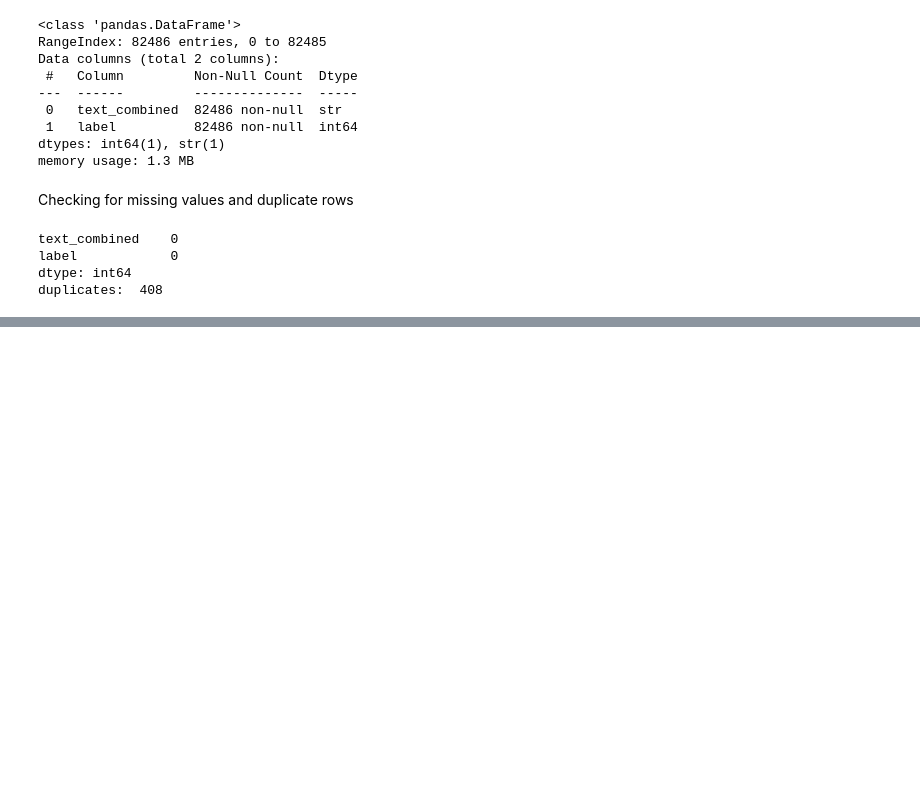
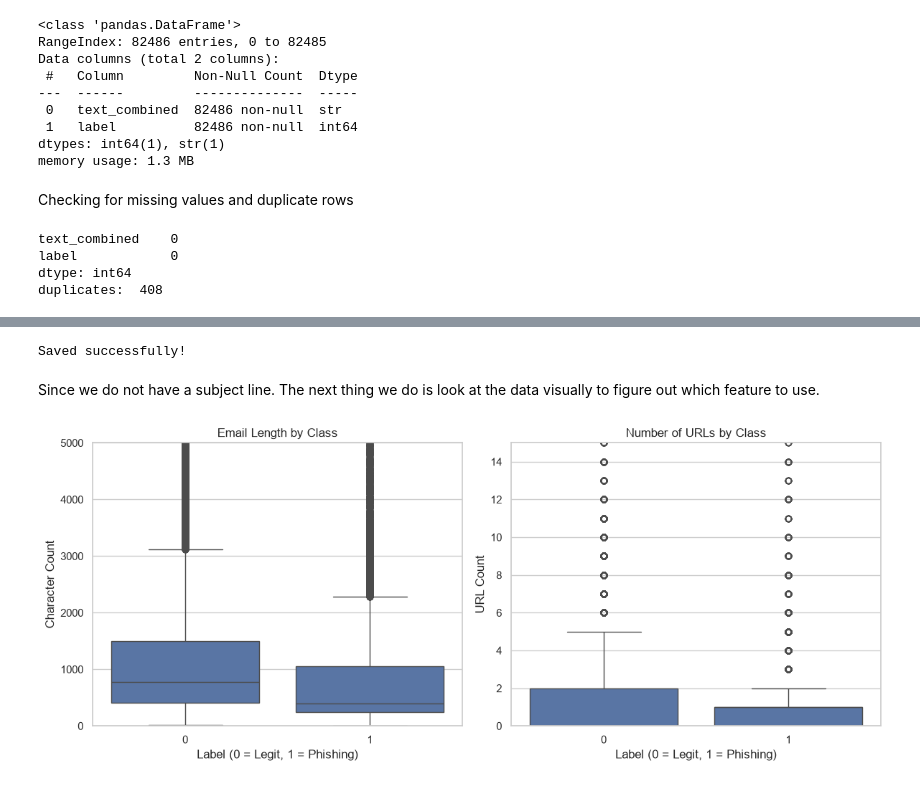
Before and after one commit to nkatekomaringa/intelligent-phishing-detection-system, a Jupyter notebook: notebooks/01_data_exploration.ipynb, the cells around one changed output, grey strips where cells are left out. Drawn from its saved outputs; the diff is of its cells as text; code cells hidden in the pictures; blank space fills up the shorter version.

Commit message:
data_exploration done

```diff
--- a/notebooks/01_data_exploration.ipynb
+++ b/notebooks/01_data_exploration.ipynb
@@ -49,0 +77,12 @@ duplicates:  408
+# %%
+# 1. Drop the 408 exact duplicate emails
+df_clean = df.drop_duplicates(subset=['text_combined']).copy()
+
+# 2. Reset the index so row numbers are sequential
+df_clean = df_clean.reset_index(drop=True)
+
+# 3. Check the new shape
+print("Original shape:", df.shape)
+print("Cleaned shape:", df_clean.shape)
+print("\nNew label counts:")
+print(df_clean['label'].value_counts())
@@ -49,0 +98,50 @@ duplicates:  408
+# %%
+# 4. Save to the processed folder
+#df_clean.to_csv("../data/processed/phishing_clean.csv", index=False)
+print("Saved successfully!")
+# %% [output]
+Saved successfully!
+# %% [markdown]
+Since we do not have a subject line. The next thing we do is look at the data visually to figure out which feature to use.
+# %%
+import matplotlib.pyplot as plt
+import seaborn as sns
+import re
+
+# Set a clean visual style
+sns.set_theme(style = "whitegrid")
+
+# Feature 1: Email character length
+df_clean['char_length'] = df_clean['text_combined'].str.len()
+plt.figure(figsize = (12,5))
+
+# Char 1: Length
+plt.subplot(1, 2, 1)
+sns.boxplot(x='label', y='char_length', data=df_clean)
+plt.title('Email Length by Class')
+plt.xlabel('Label (0 = Legit, 1 = Phishing)')
+plt.ylabel('Character Count')
+
+# Limit y-axis so the chart isn't squished by massive outlier emails
+plt.ylim(0, 5000)
+
+
+# Feature 2: Number of URLs
+# Simple regex to find "http" or "www"
+def count_urls(text):
+    return len(re.findall(r'http|www', str(text)))
+
+df_clean['url_count'] = df_clean['text_combined'].apply(count_urls)
+
+# Chart 2: URLs
+plt.subplot(1, 2, 2)
+sns.boxplot(x='label', y='url_count', data=df_clean)
+plt.title('Number of URLs by Class')
+plt.xlabel('Label (0 = Legit, 1 = Phishing)')
+plt.ylabel('URL Count')
+plt.ylim(0, 15) # Limit y-axis to see the main distribution clearly
+
+plt.tight_layout()
+plt.show()
+# %% [output]
+[figure, added]
```
Also changed, not shown: parts of 5 cells of this notebook, 1 other file.
